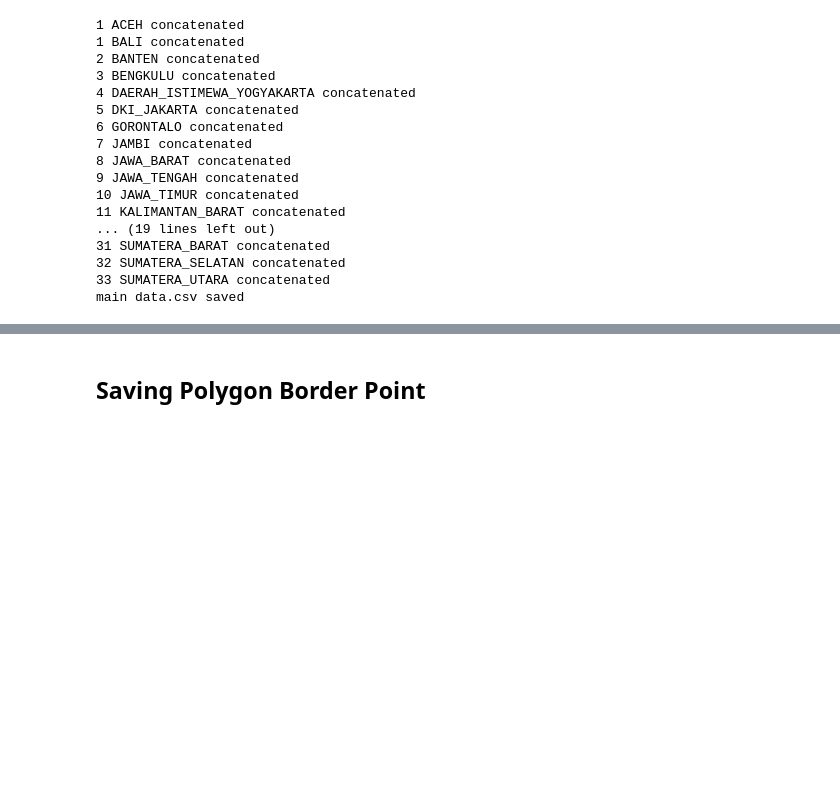
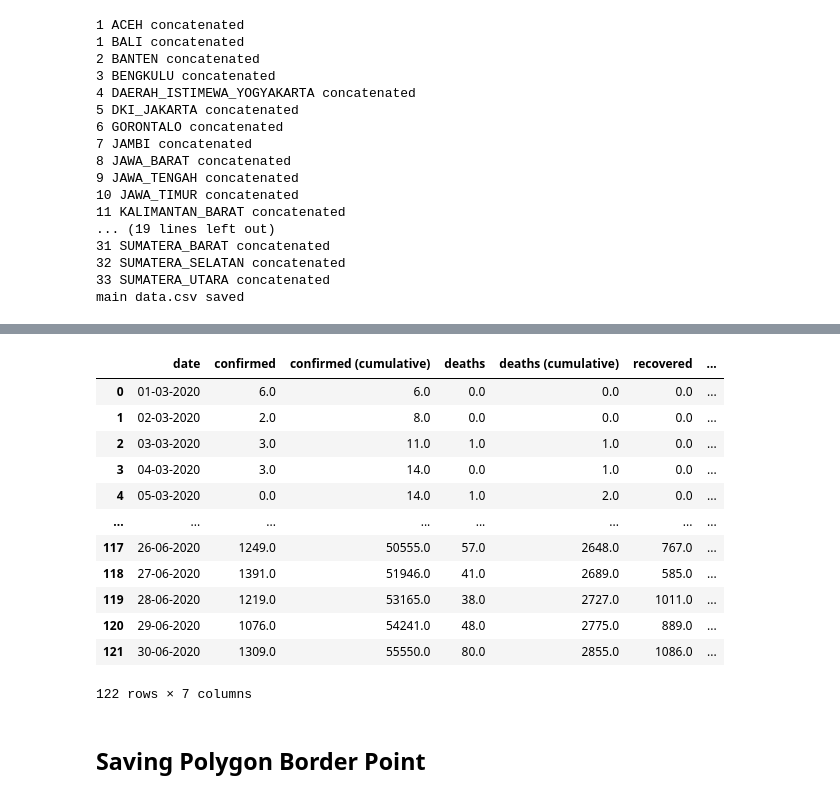
Before and after one commit to ericardomuten/LSTM-GCN_COVID-19, a Jupyter notebook: data-mining-and-data-preprocessing.ipynb, the cells around one changed output, grey strips where cells are left out. Drawn from its saved outputs; the diff is of its cells as text; code cells hidden in the pictures; blank space fills up the shorter version.

Commit message:
Upload indonesia dataset as total of all province.

```diff
--- a/data-mining-and-data-preprocessing.ipynb
+++ b/data-mining-and-data-preprocessing.ipynb
@@ -332,0 +284,40 @@ df_national
+# %%
+df_end = 122
+#read first province as base dataframe
+df_indonesia = pd.read_csv(filepath_or_buffer =
+                              '/content/drive/My Drive/Programming-Project/SAR-COV-19/LSTM-GCN_COVID-19/assets/prov_details/prov_detail_'
+                              + province_code[0] + '.csv')
+#cut first province dataframe to desired length
+df_indonesia = df_indonesia[0:df_end]
+#report
+print(1, province_code[0] + ' added')
+
+#loop throught the rest provinces
+for i in range(1,34):
+  #read the next province csv
+  df = pd.read_csv(filepath_or_buffer =
+                              '/content/drive/My Drive/Programming-Project/SAR-COV-19/LSTM-GCN_COVID-19/assets/prov_details/prov_detail_'
+                              + province_code[i] + '.csv')
+  #cut next province dataframe length
+  df = df[0:df_end]
+  #add
+  df_indonesia['confirmed'] = df_indonesia['confirmed'] + df['confirmed']
+  df_indonesia['confirmed (cumulative)'] = df_indonesia['confirmed (cumulative)'] + df['confirmed (cumulative)']
+  df_indonesia['deaths'] = df_indonesia['deaths'] + df['deaths']
+  df_indonesia['deaths (cumulative)'] = df_indonesia['deaths (cumulative)'] + df['deaths (cumulative)']
+  df_indonesia['recovered'] = df_indonesia['recovered'] + df['recovered']
+  df_indonesia['recovered (cumulative)'] = df_indonesia['recovered (cumulative)'] + df['recovered (cumulative)']
+
+  #report
+  print(i, province_code[i] + ' added')
+
+#clean up
+df_indonesia.reset_index(inplace = True) #reset index number
+df_indonesia = df_indonesia.drop(['index', 'Unnamed: 0', 'province', 'population', 'area ($km^2$)', 'north border (latitude)','south border (latitude)',
+                                    'east border (longitude)', 'west border (longitude)', 'capital', 'capital coordinate (latitude)',
+                                    'capital coordinate (longitude)' ], axis=1) #drop the unused index column
+
+#save dataframe as csv
+df_indonesia.to_csv(path_or_buf = '/content/drive/My Drive/Programming-Project/SAR-COV-19/LSTM-GCN_COVID-19/datasets/indonesia.csv')
+#report
+print('indonesia.csv saved')
@@ -333,3 +342,19 @@ df_national
+# %%
+df_indonesia
+# %% [output]
+|  | date | confirmed | confirmed (cumulative) | deaths | deaths (cumulative) | recovered | ... |
+| 0 | 01-03-2020 | 6.0 | 6.0 | 0.0 | 0.0 | 0.0 | ... |
+| 1 | 02-03-2020 | 2.0 | 8.0 | 0.0 | 0.0 | 0.0 | ... |
+| 2 | 03-03-2020 | 3.0 | 11.0 | 1.0 | 1.0 | 0.0 | ... |
+| 3 | 04-03-2020 | 3.0 | 14.0 | 0.0 | 1.0 | 0.0 | ... |
+| 4 | 05-03-2020 | 0.0 | 14.0 | 1.0 | 2.0 | 0.0 | ... |
+| ... | ... | ... | ... | ... | ... | ... | ... |
+| 117 | 26-06-2020 | 1249.0 | 50555.0 | 57.0 | 2648.0 | 767.0 | ... |
+| 118 | 27-06-2020 | 1391.0 | 51946.0 | 41.0 | 2689.0 | 585.0 | ... |
+| 119 | 28-06-2020 | 1219.0 | 53165.0 | 38.0 | 2727.0 | 1011.0 | ... |
+| 120 | 29-06-2020 | 1076.0 | 54241.0 | 48.0 | 2775.0 | 889.0 | ... |
+| 121 | 30-06-2020 | 1309.0 | 55550.0 | 80.0 | 2855.0 | 1086.0 | ... |
+122 rows × 7 columns
 # %% [markdown]
 ## Saving Polygon Border Point
 # %%
```
Also changed, not shown: parts of 8 cells of this notebook, 1 other file.
